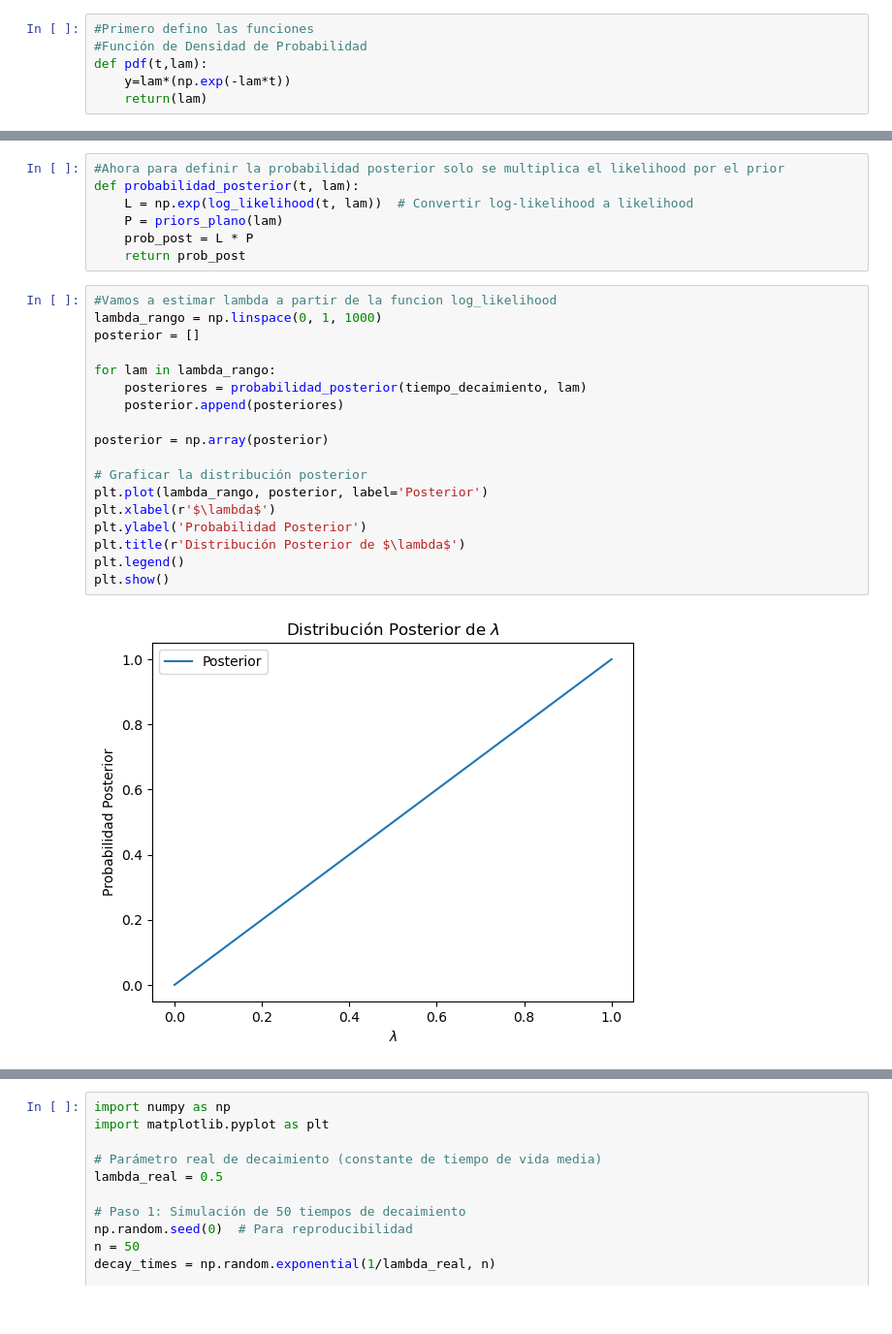
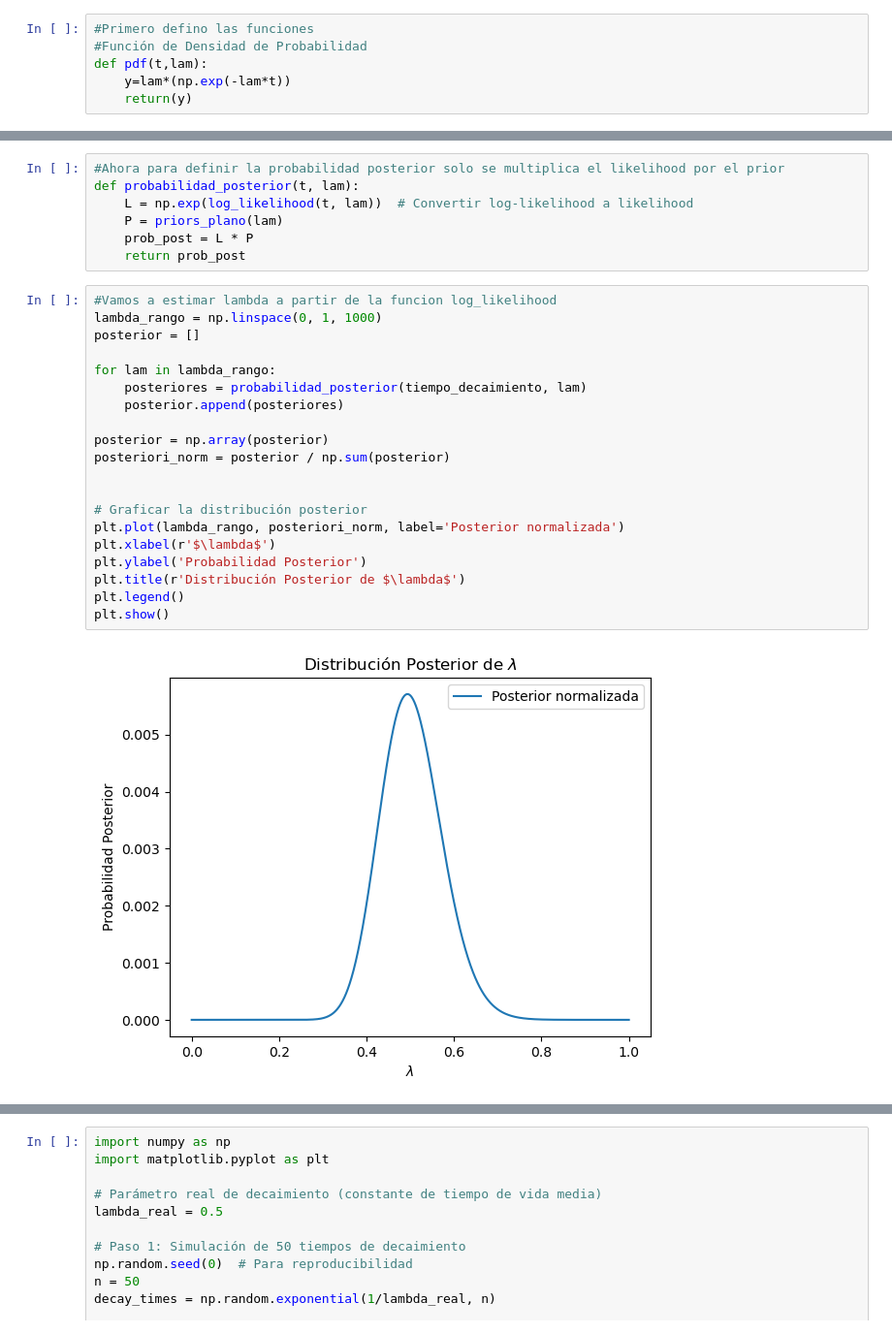
Before and after one commit to Cami-hormaeche/Astrometria2024, a Jupyter notebook: practico4/problema3y4-practico4.ipynb, the cells around one changed output, grey strips where cells are left out. Shown at 97% size. Cells and saved outputs as stored; diff of their text form.

```diff
--- a/practico4/problema3y4-practico4.ipynb
+++ b/practico4/problema3y4-practico4.ipynb
@@ -193,7 +193,7 @@ Para esto, podemos calcular la posterior en un rango de valores de \( \lambda \)
 #Función de Densidad de Probabilidad
 def pdf(t,lam):
     y=lam*(np.exp(-lam*t))
-    return(lam)
+    return(y)
 # %%
 #Función de Distribución Acumulada
 def cdf(t,lam):
@@ -246,23 +246,25 @@ def probabilidad_posterior(t, lam):
 # %%
 #Vamos a estimar lambda a partir de la funcion log_likelihood
 lambda_rango = np.linspace(0, 1, 1000)
 posterior = []
 
 for lam in lambda_rango:
     posteriores = probabilidad_posterior(tiempo_decaimiento, lam)
     posterior.append(posteriores)
 
 posterior = np.array(posterior)
+posteriori_norm = posterior / np.sum(posterior)
+
 
 # Graficar la distribución posterior
-plt.plot(lambda_rango, posterior, label='Posterior')
+plt.plot(lambda_rango, posteriori_norm, label='Posterior normalizada')
 plt.xlabel(r'$\lambda$')
 plt.ylabel('Probabilidad Posterior')
 plt.title(r'Distribución Posterior de $\lambda$')
 plt.legend()
 plt.show()
 # %% [output]
-[figure, old version]
+[figure, new version]
 # %%
 # Definición del rango de lambda
 lambda_range = np.linspace(0.1, 1, 1000)  # Rango para la estimación de lambda
```
Also changed, not shown: parts of 2 cells of this notebook.
